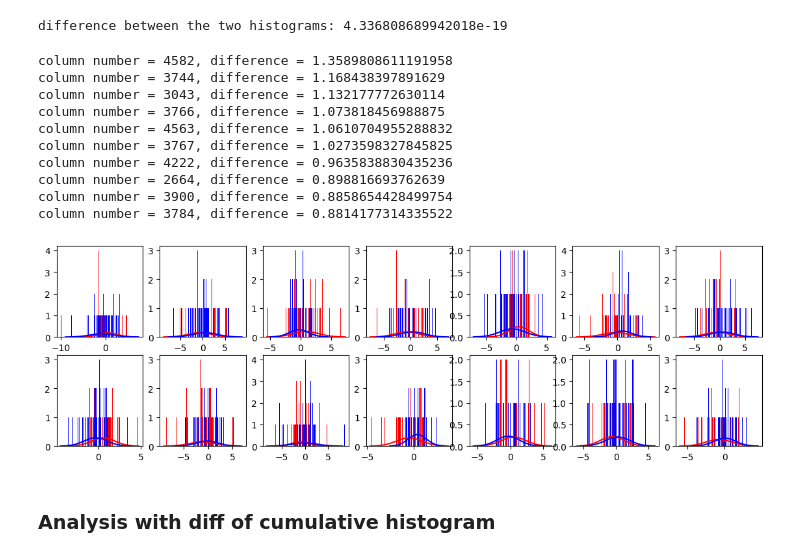
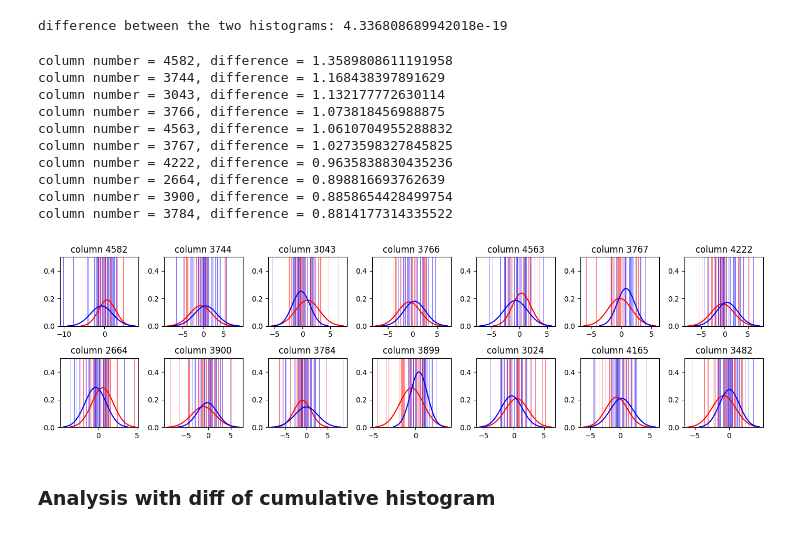
Before and after one commit to tahendry/master_thesis, a Jupyter notebook: histogram_analysis_on_MVPA.ipynb, the cells around one changed output. Cells and saved outputs as stored; diff of their text form; code cells hidden in the pictures.

```diff
--- a/histogram_analysis_on_MVPA.ipynb
+++ b/histogram_analysis_on_MVPA.ipynb
@@ -230,36 +284,39 @@ diff_list = sorted(diff_dict.items(), key=lambda x:x[1], reverse=True)  # create
 # print the first 10 pairs of the diff_dict
 for i in range(10):
     print(f"column number = {diff_list[i][0]}, difference = {diff_list[i][1]}")
 
 # plot the 10 columns with the biggest difference
 fig = plt.figure(figsize=(14, 4))
 for i in range(14):
     col = diff_list[i][0]
     ax = fig.add_subplot(2, 7, i+1)
-    ax.hist(df_small.loc[df_small["ground_truth"]==1 , col], bins=100, color='red')
-    ax.hist(df_small.loc[df_small["ground_truth"]==0 , col], bins=100, color='blue')
+    ax.hist(df_small.loc[df_small["ground_truth"]==1 , col], bins=100, color='red', alpha=0.5)
+    ax.hist(df_small.loc[df_small["ground_truth"]==0 , col], bins=100, color='blue', alpha=0.5)
     # add bell curve
     mu = df_small.loc[df_small["ground_truth"]==1 , col].mean()
     sigma = df_small.loc[df_small["ground_truth"]==1 , col].std()
     x = np.linspace(mu - 3*sigma, mu + 3*sigma, 100)
     ax.plot(x, norm.pdf(x, mu, sigma), color='red')
     mu = df_small.loc[df_small["ground_truth"]==0 , col].mean()
     sigma = df_small.loc[df_small["ground_truth"]==0 , col].std()
     x = np.linspace(mu - 3*sigma, mu + 3*sigma, 100)
     ax.plot(x, norm.pdf(x, mu, sigma), color='blue')
+    ax.set_ylim(0, .5)
+    ax.set_title(f"column {col}")
+fig.tight_layout()
 plt.show()
 # %% [output]
 column number = 4582, difference = 1.3589808611191958
 column number = 3744, difference = 1.168438397891629
 column number = 3043, difference = 1.132177772630114
 column number = 3766, difference = 1.073818456988875
 column number = 4563, difference = 1.0610704955288832
 column number = 3767, difference = 1.0273598327845825
 column number = 4222, difference = 0.9635838830435236
 column number = 2664, difference = 0.898816693762639
 column number = 3900, difference = 0.8858654428499754
 column number = 3784, difference = 0.8814177314335522
-[figure, old version]
+[figure, new version]
 # %% [markdown]
 ### Analysis with diff of cumulative histogram
 # %%
```
Also changed, not shown: parts of 2 cells of this notebook.
